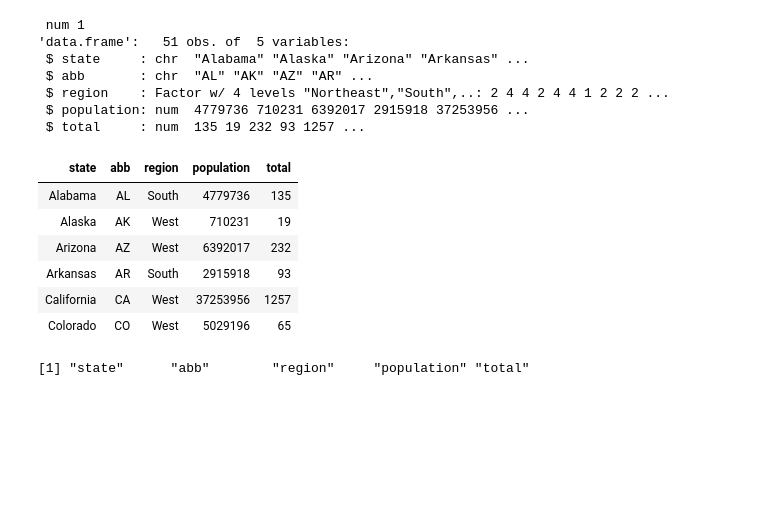
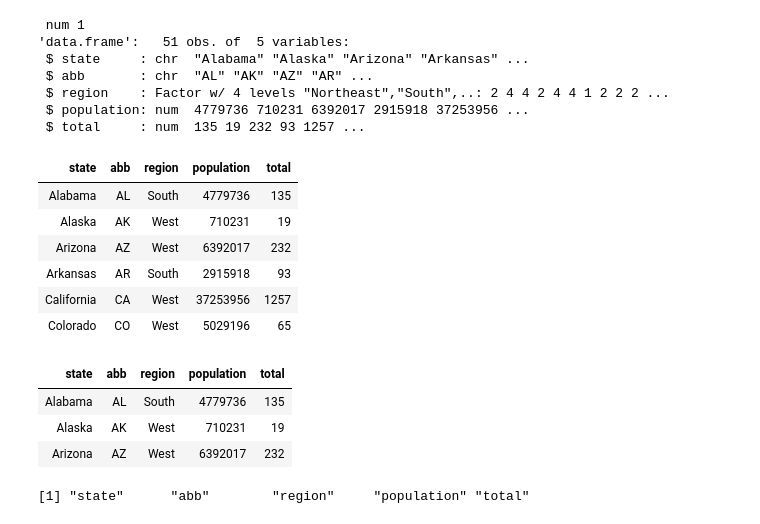
Before and after one commit to buozyte/r-playground-dataviz, a Jupyter notebook: r-cheatsheet.ipynb, the cells around one changed output. Cells and saved outputs as stored; diff of their text form; code cells hidden in the pictures; blank space fills up the shorter version.

```diff
--- a/r-cheatsheet.ipynb
+++ b/r-cheatsheet.ipynb
@@ -183,16 +181,21 @@ str(murders)     # number of rows and columns, type of objects in the 5 columns,
  $ population: num  4779736 710231 6392017 2915918 37253956 ...
  $ total     : num  135 19 232 93 1257 ...
 # %%
-# get the first 6 elements of an object
-head(murders)    # get first six rows of a data frame
+# get the first 6 or n elements of an object
+head(murders)         # get first six rows of a data frame
+head(murders, n=3)    # get first 3 rows of a data frame
 # %% [output]
 | state | abb | region | population | total |
 | Alabama | AL | South | 4779736 | 135 |
 | Alaska | AK | West | 710231 | 19 |
 | Arizona | AZ | West | 6392017 | 232 |
 | Arkansas | AR | South | 2915918 | 93 |
 | California | CA | West | 37253956 | 1257 |
 | Colorado | CO | West | 5029196 | 65 |
+| state | abb | region | population | total |
+| Alabama | AL | South | 4779736 | 135 |
+| Alaska | AK | West | 710231 | 19 |
+| Arizona | AZ | West | 6392017 | 232 |
 # %%
 # access the variable names
 names(murders)
```
Also changed, not shown: parts of 45 cells of this notebook.
